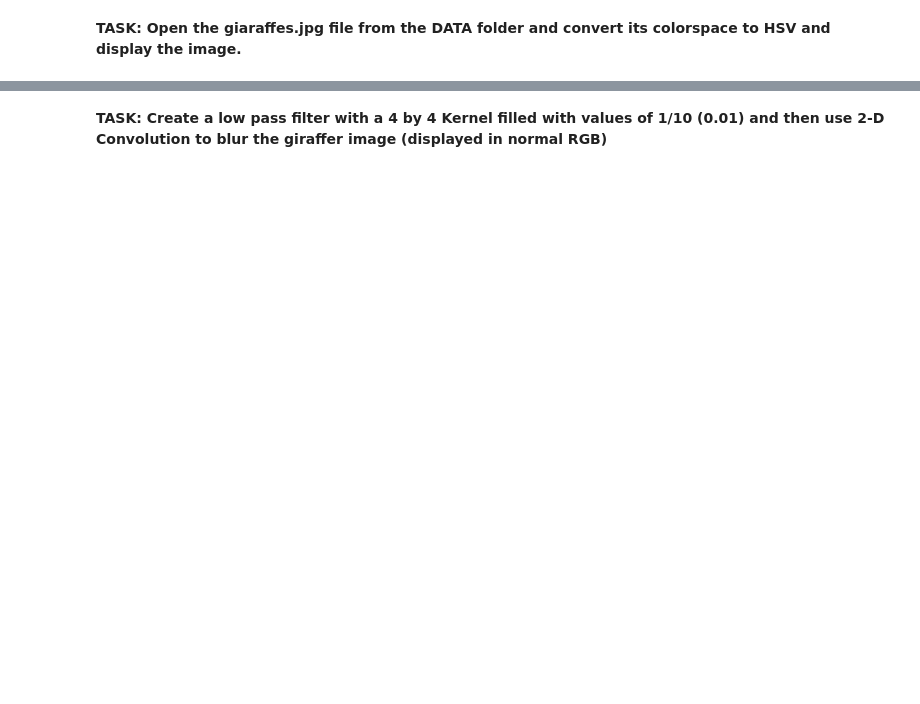
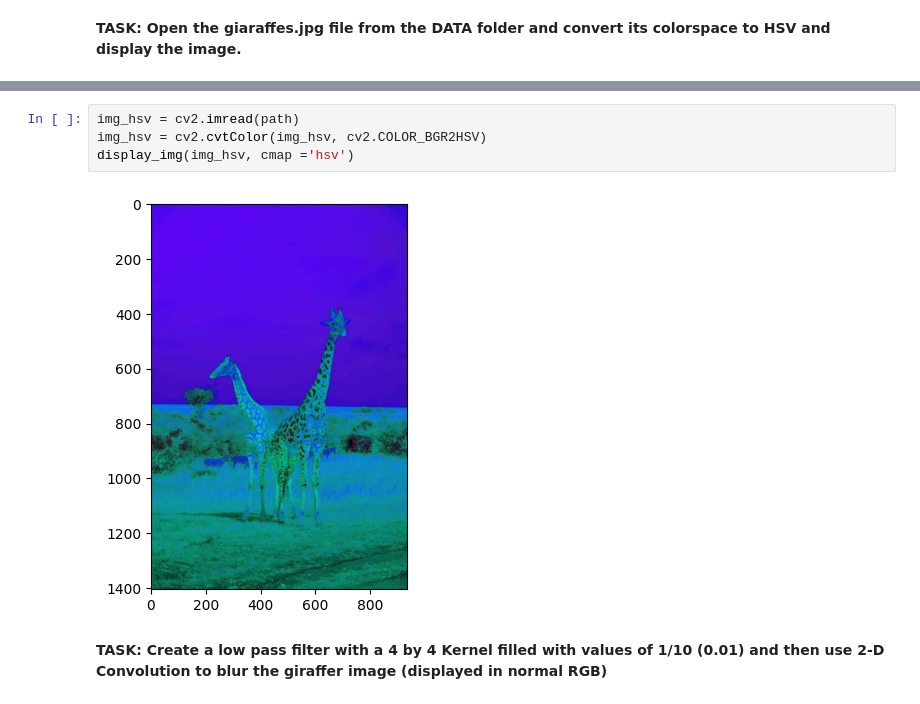
Before and after one commit to OxyzGiaHuy/MMC-DS-2024, a Jupyter notebook: Module_4/Lab 2.1/2.1.2-Image-Processing-Assessment-checkpoint.ipynb, the cells around one changed output, grey strips where cells are left out. Drawn from its saved outputs; the diff is of its cells as text; blank space fills up the shorter version.

```diff
--- a/Module_4/Lab 2.1/2.1.2-Image-Processing-Assessment-checkpoint.ipynb
+++ b/Module_4/Lab 2.1/2.1.2-Image-Processing-Assessment-checkpoint.ipynb
@@ -43,2 +39,8 @@ display_img(img)
+# %%
+img_hsv = cv2.imread(path)
+img_hsv = cv2.cvtColor(img_hsv, cv2.COLOR_BGR2HSV)
+display_img(img_hsv, cmap ='hsv')
+# %% [output]
+[figure, added]
 # %% [markdown]
 **TASK: Create a low pass filter with a 4 by 4 Kernel filled with values of 1/10 (0.01) and then use 2-D Convolution to blur the giraffer image (displayed in normal RGB)**
```
Also changed, not shown: parts of 10 cells of this notebook.
